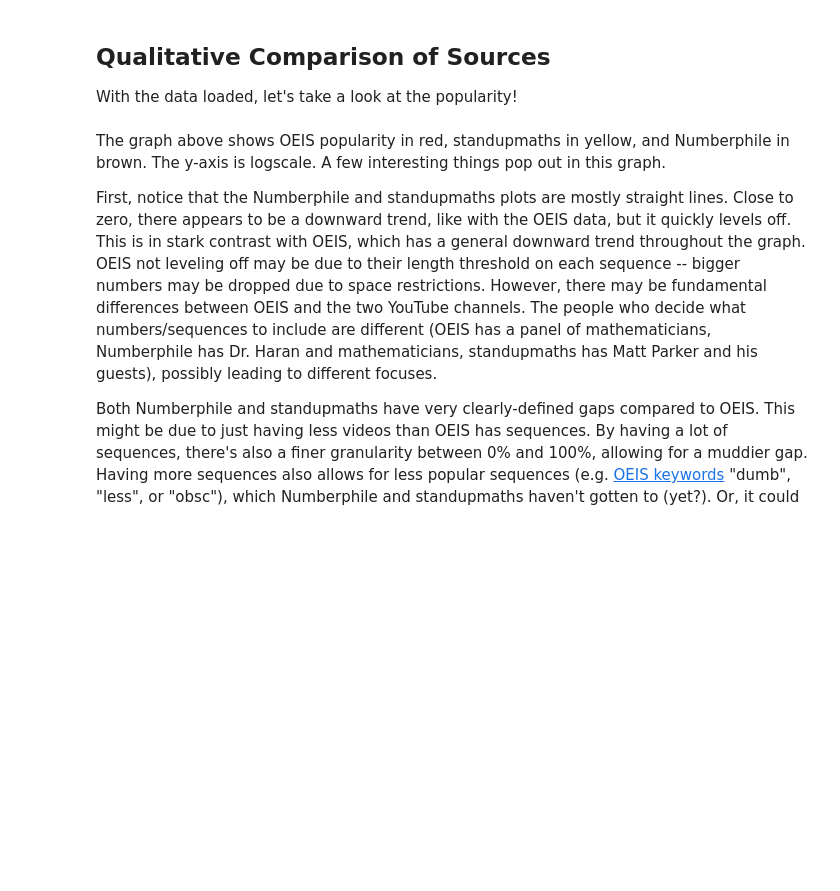
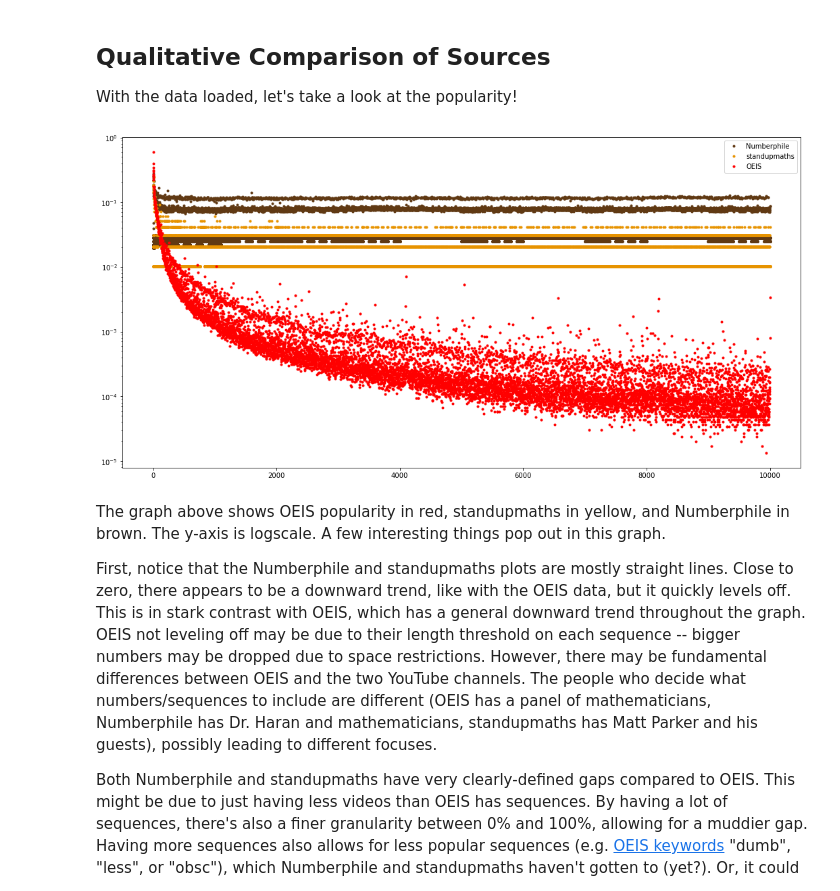
Before and after one commit to lipschultz/diabicus, a Jupyter notebook: number-analysis/Featured Numbers.ipynb, the cells around one changed output. Saved outputs shown, nothing was run; the diff lists cells and outputs as text; code cells hidden in the pictures; blank space fills up the shorter version.

```diff
--- a/number-analysis/Featured Numbers.ipynb
+++ b/number-analysis/Featured Numbers.ipynb
@@ -106,15 +106,19 @@ df_positive_rational['pct'] = df_positive_rational.apply(lambda row: row['count'
 With the data loaded, let's take a look at the popularity!
 # %%
 import matplotlib.pyplot as plt
+%matplotlib inline
+plt.rcParams["figure.figsize"] = (18, 9)
 
 colors = {'Numberphile': '#603913', 'standupmaths': '#e79300', 'OEIS': '#ff0000'}
 
 for source, color in colors.items():
     d = df_positive_rational[df_positive_rational['source'] == source]
     plt.semilogy(d.number, d['pct'], marker='.', linestyle='', color=color, label=source)
 
 plt.legend()
 plt.show()
+# %% [output]
+[figure, added]
 # %% [markdown]
 The graph above shows OEIS popularity in red, standupmaths in yellow, and Numberphile in brown.  The y-axis is logscale.  A few interesting things pop out in this graph.
 
```
Also changed, not shown: parts of 11 cells of this notebook.
